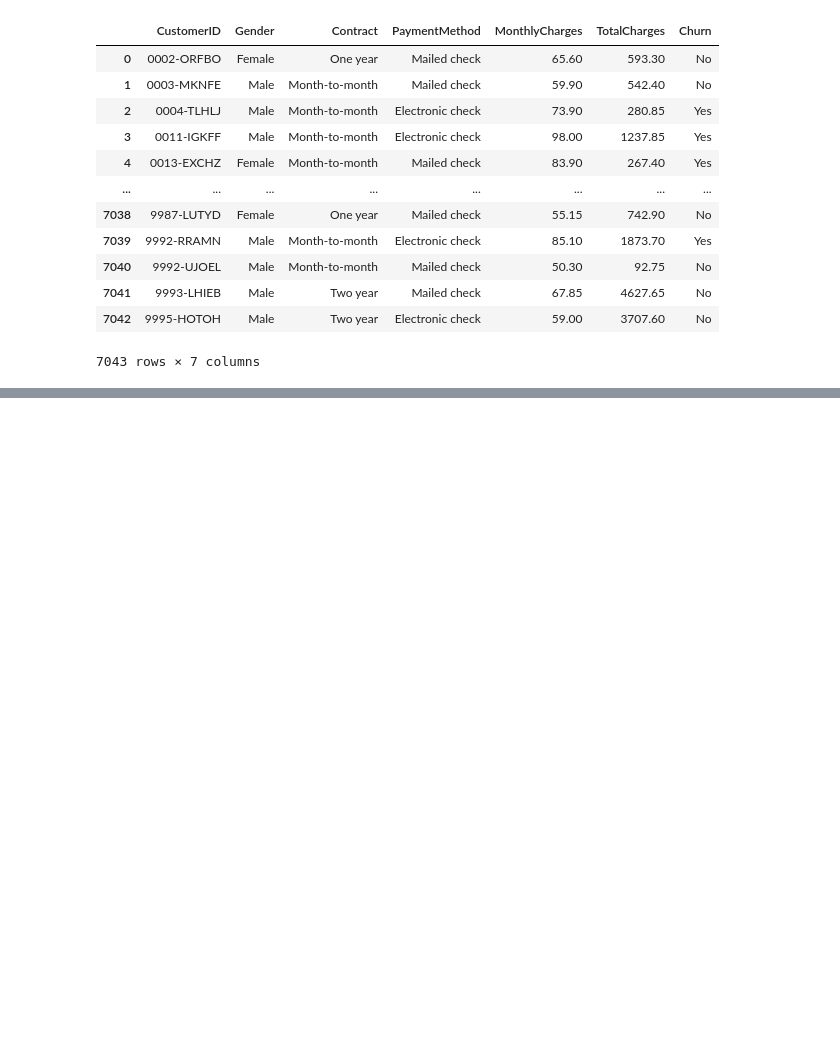
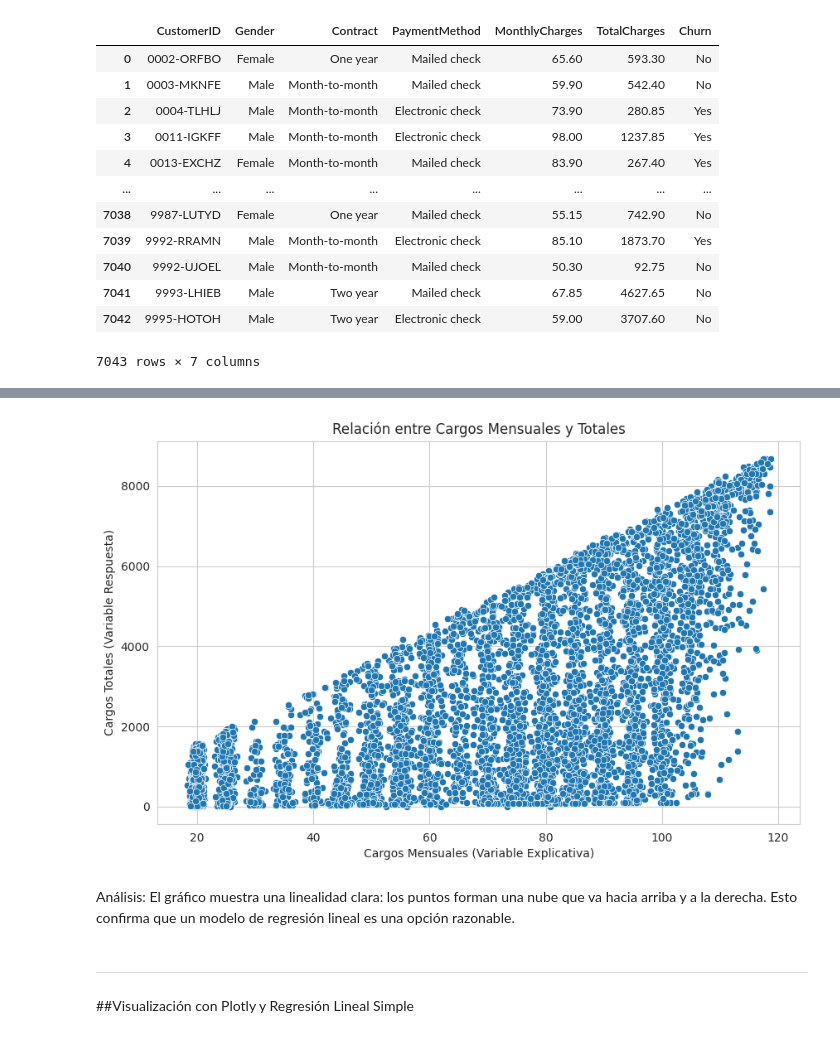
Before and after one commit to AllanFuChao/telecomx_latam_parte2, a Jupyter notebook: telecomx_latam_part2.ipynb, the cells around one changed output, grey strips where cells are left out. Saved outputs shown, nothing was run; the diff lists cells and outputs as text; code cells hidden in the pictures; blank space fills up the shorter version.

```diff
--- a/telecomx_latam_part2.ipynb
+++ b/telecomx_latam_part2.ipynb
@@ -101,0 +617,18 @@ Para llevar a cabo este análisis, seguiremos los siguientes pasos:
+# %%
+plt.figure(figsize=(10, 6))
+sns.scatterplot(data=datos, x='MonthlyCharges', y='TotalCharges')
+plt.title('Relación entre Cargos Mensuales y Totales')
+plt.xlabel('Cargos Mensuales (Variable Explicativa)')
+plt.ylabel('Cargos Totales (Variable Respuesta)')
+plt.grid(True)
+plt.show()
+# %% [output]
+[figure, added]
+# %% [markdown]
+Análisis: El gráfico muestra una linealidad clara: los puntos forman una nube que va hacia arriba y a la derecha. Esto confirma que un modelo de regresión lineal es una opción razonable.
+# %% [markdown]
+
+
+---
+# %% [markdown]
+##Visualización con Plotly y Regresión Lineal Simple
```
Also changed, not shown: parts of 110 cells of this notebook.
